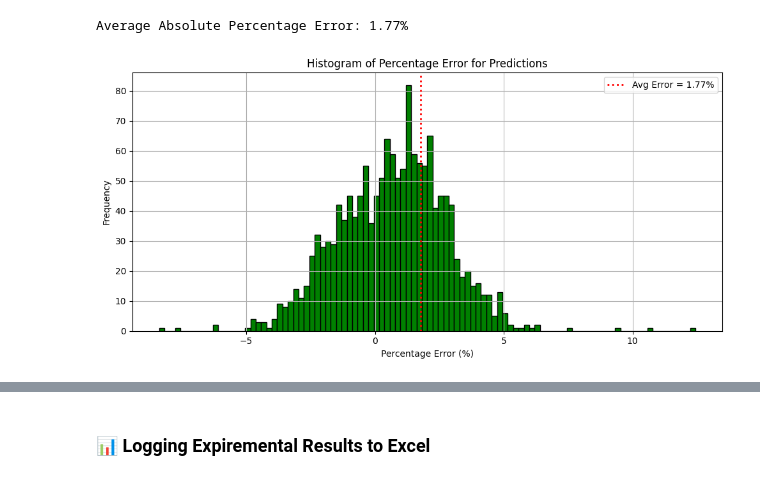
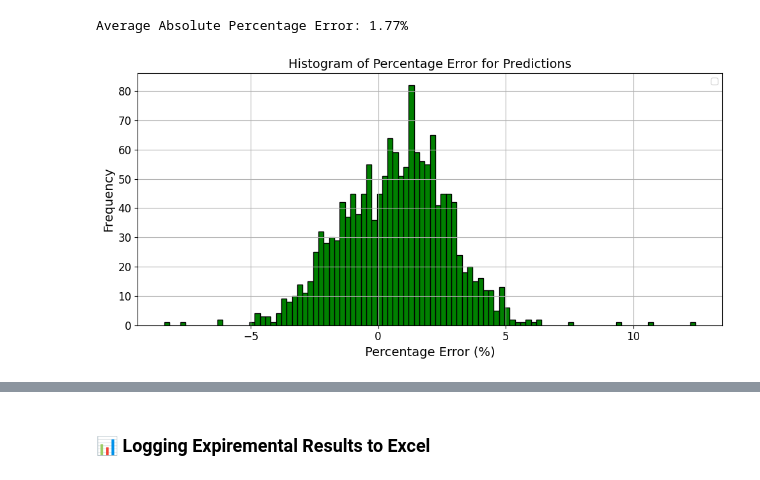
Before and after one commit to NathanPaceydev/Time-Series-Forecasting-Using-Hybrid-Quantum-Classical-Models, a Jupyter notebook: model/hybrid_model.ipynb, the cells around one changed output, grey strips where cells are left out. Drawn from its saved outputs; the diff is of its cells as text; code cells hidden in the pictures.

```diff
--- a/model/hybrid_model.ipynb
+++ b/model/hybrid_model.ipynb
@@ -478,7 +478,7 @@ dropout_rate= 0.0 # 0.2 to 0.5 is common for LSTM/GRU
 use_layernorm=False
 
 # === Early Stopping Config ===
-early_stop_patience = 10 # Number of epochs to wait for improvement
+early_stop_patience = 40 # Number of epochs to wait for improvement
 epochs_no_improve = 0
 
 # Type of ML unit to use
@@ -810,15 +810,17 @@ Average Absolute Percentage Error: 1.77%
 # %%
 
 # Plot histogram
 plt.figure(figsize=(10, 5))
 plt.hist(percentage_errors, bins=100, color='green', edgecolor='black')
-plt.axvline(avg_percent_error, color='red', linestyle='dotted', linewidth=2, label=f'Avg Error = {avg_percent_error:.2f}%')
-plt.title("Histogram of Percentage Error for Predictions")
-plt.xlabel("Percentage Error (%)")
-plt.ylabel("Frequency")
+#plt.axvline(avg_percent_error, color='red', linestyle='dotted', linewidth=2, label=f'Avg Error = {avg_percent_error:.2f}%')
+plt.title("Histogram of Percentage Error for Predictions", fontsize=14)
+plt.xlabel("Percentage Error (%)",fontsize=14)
+plt.xticks(fontsize=12)
+plt.yticks(fontsize=12)
+plt.ylabel("Frequency",fontsize=14)
 plt.legend()
 plt.grid(True)
 plt.tight_layout()
 plt.show()
 # %% [output]
-[figure, old version]
+[figure, new version]
```
Also changed, not shown: parts of 5 cells of this notebook, 36 other files.
